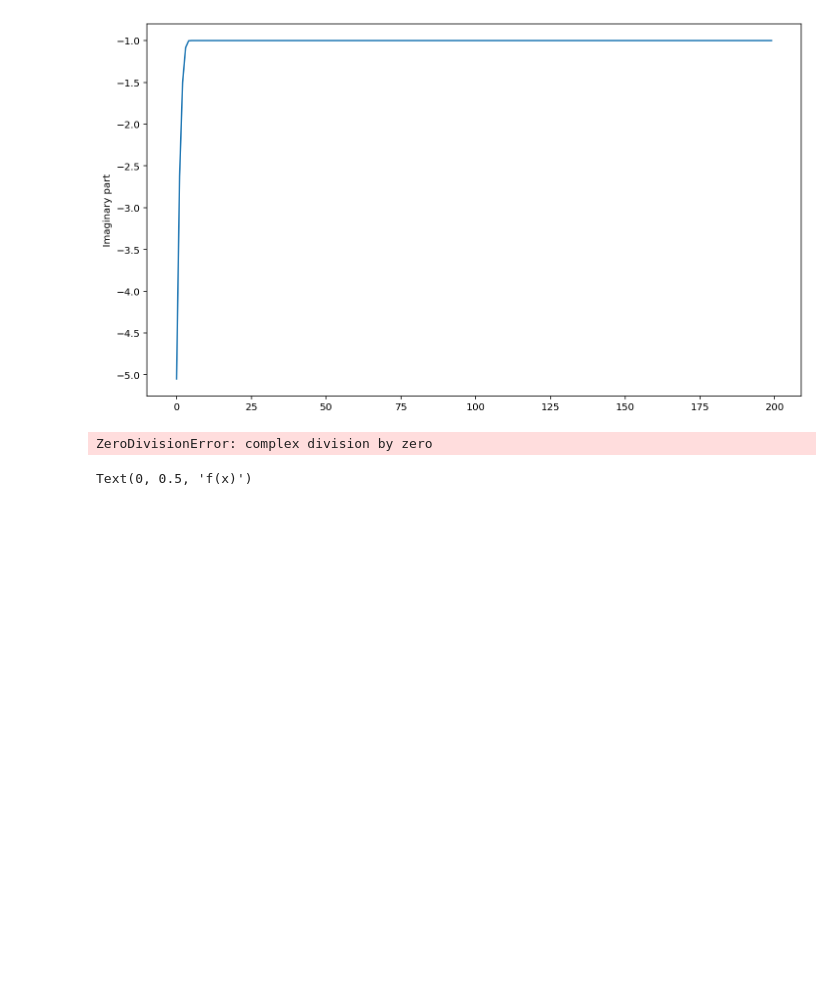
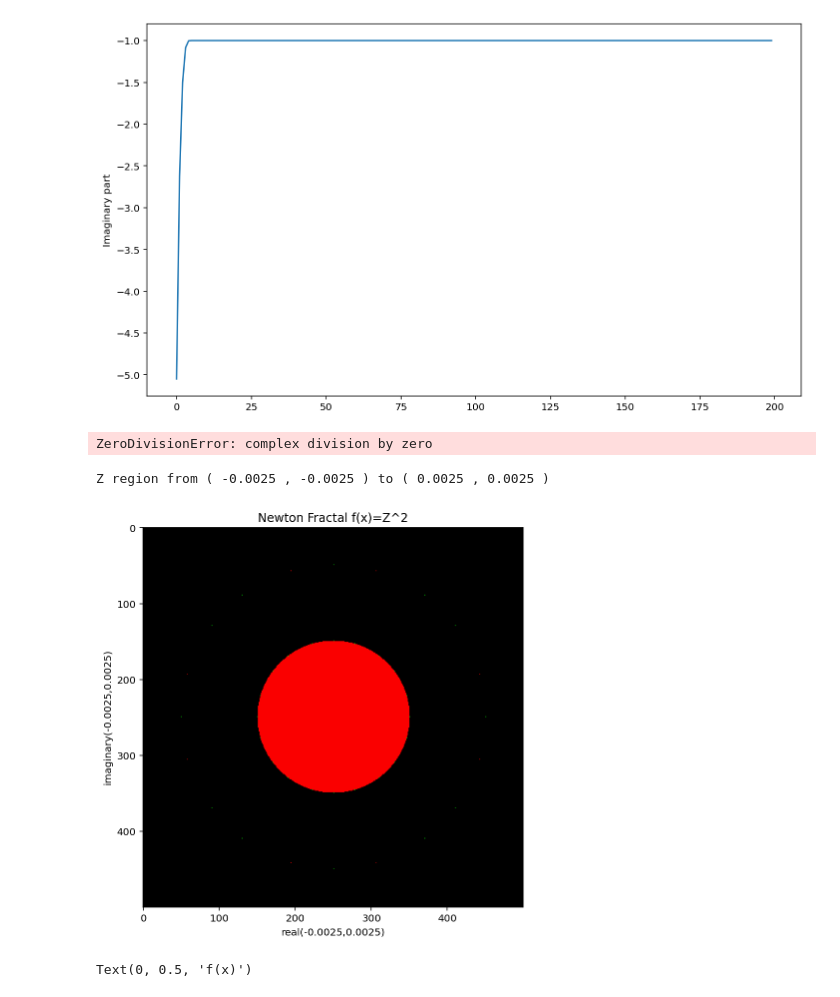
Before and after one commit to jasanabriap/MetNumUN2020II, a Jupyter notebook: Quadratic Equation.ipynb, the cells around one changed output. Saved outputs shown, nothing was run; the diff lists cells and outputs as text; code cells hidden in the pictures; blank space fills up the shorter version.

```diff
--- a/Quadratic Equation.ipynb
+++ b/Quadratic Equation.ipynb
@@ -429,8 +434,8 @@ def newton_set1(z_c_r=0, z_c_i=0, zh = 5, zw=5, width=500, height=500, zoom=1,
     eps = 1e-3 # max error allowed
 
     # Bounding roots
-    r1 = 1
-    r2 = -1
+    r1 = 0
+    r2 = 0
 
     # Color multiplication factor
     # NOTE: Increasing this darkens the image and lightens it otherwise
@@ -481,11 +486,16 @@ def display1(z_c_r=0, z_c_i=0, zh = 1, zw=1, width=500, height=500, zoom=1,  nit
     """ Display a newton-raphson fractal """
     print("Z region from (",z_c_r+ (((0-(width/2))/width)*zw*zoom),",",z_c_i+(((0-(height/2))/height)*zh*zoom) ,") to (",z_c_r+ (((width-(width/2))/width)*zw*zoom),",",z_c_i+(((height-(height/2))/height)*zh*zoom),")")
     pimg = newton_set1(z_c_r=z_c_r, z_c_i=z_c_i, zh = zh, zw=zw, width=width, height=width, zoom=zoom,  niter=niter)
-    plt.title('Newton Fractal f(x)=Z^2-1')
+    plt.title('Newton Fractal f(x)=Z^2')
     plt.xlabel("real"+"("+ str(z_c_r+ (((0-(width/2))/width)*zw*zoom))+","+str(z_c_r+ (((width-(width/2))/width)*zw*zoom))+")")
     plt.ylabel("imaginary"+"("+str(z_c_i+(((0-(height/2))/height)*zh*zoom))+","+str(z_c_i+(((height-(height/2))/height)*zh*zoom)) +")")
     plt.imshow(pimg)
     plt.show()
+# %%
+display1(zoom=0.005)
+# %% [output]
+Z region from ( -0.0025 , -0.0025 ) to ( 0.0025 , 0.0025 )
+[figure, added]
 # %%
 x = np.linspace(-2.0,2.0,100)
 fig, ax = plt.subplots()
```
Also changed, not shown: parts of 7 cells of this notebook.
